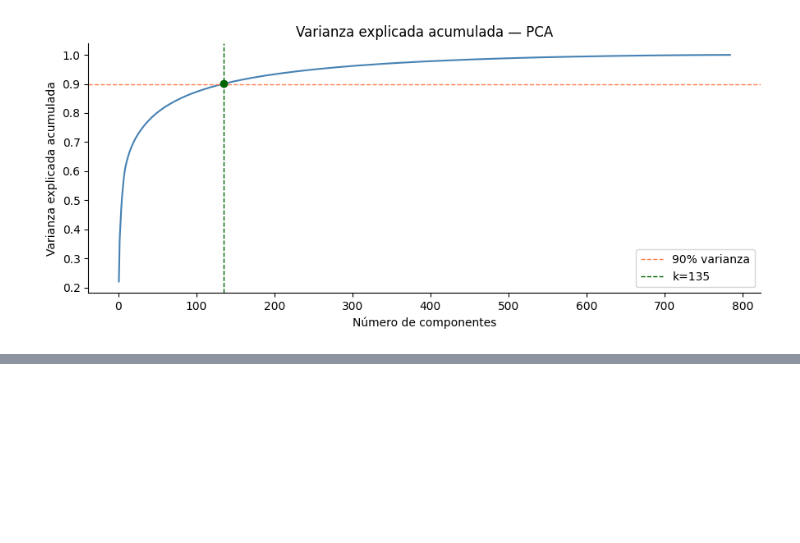
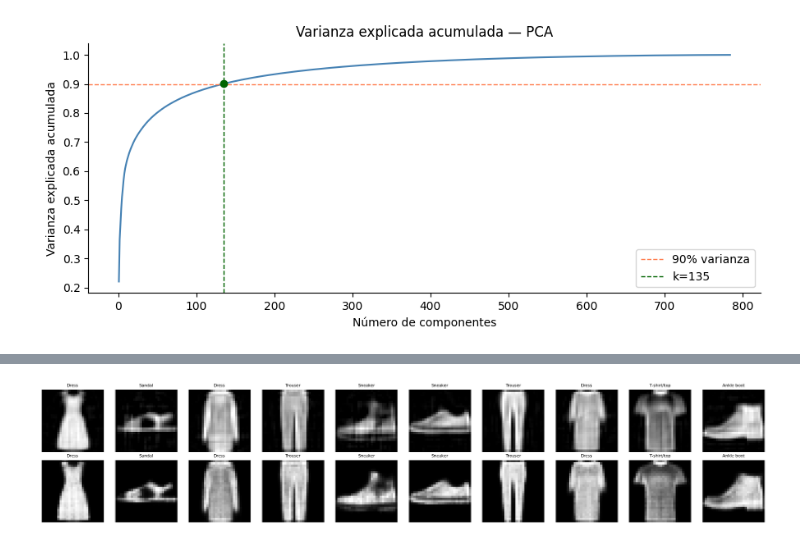
Before and after one commit to biancapaz/ml_tp4, a Jupyter notebook: Paz_Bianca_Notebook_TP4.ipynb, the cells around one changed output, grey strips where cells are left out. Saved outputs shown, nothing was run; the diff lists cells and outputs as text; code cells hidden in the pictures; blank space fills up the shorter version.

```diff
--- a/Paz_Bianca_Notebook_TP4.ipynb
+++ b/Paz_Bianca_Notebook_TP4.ipynb
@@ -150,0 +180,4 @@ utils.plot_reconstruction(X_test.values, X_test_recon, indices)
+# %%
+utils.plot_reconstruction(X_test_recon, X_test_recon_ae, y_test, indices)   # mismos indices de 2b
+# %% [output]
+[figure, added]
```
Also changed, not shown: parts of 8 cells of this notebook, 5 other files.
